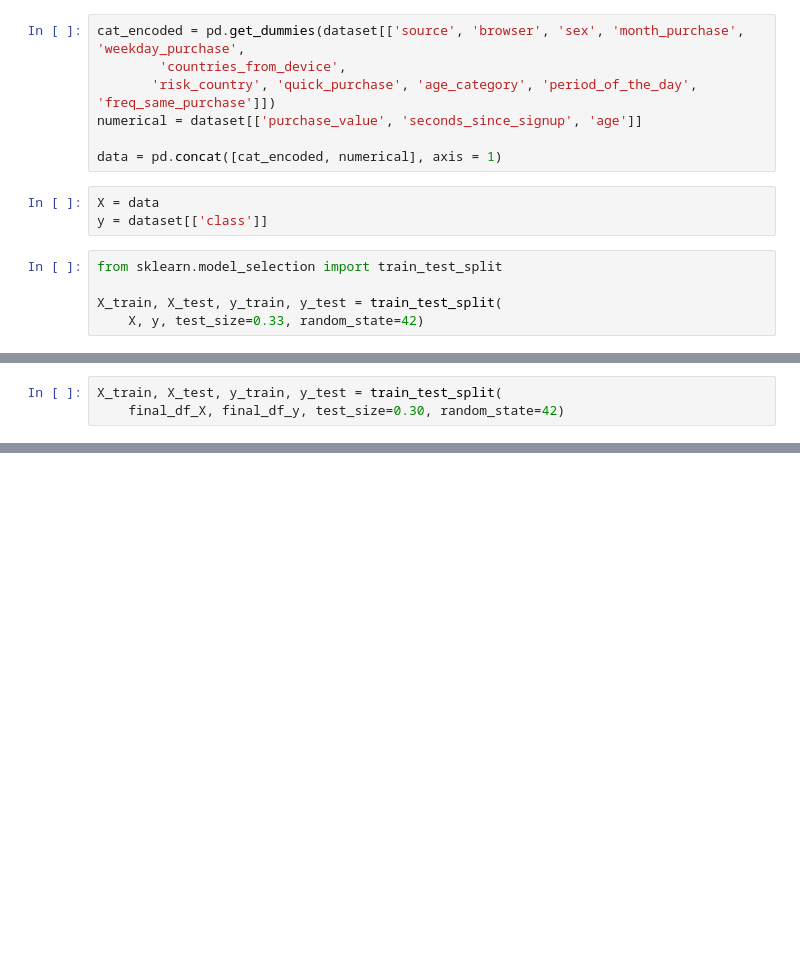
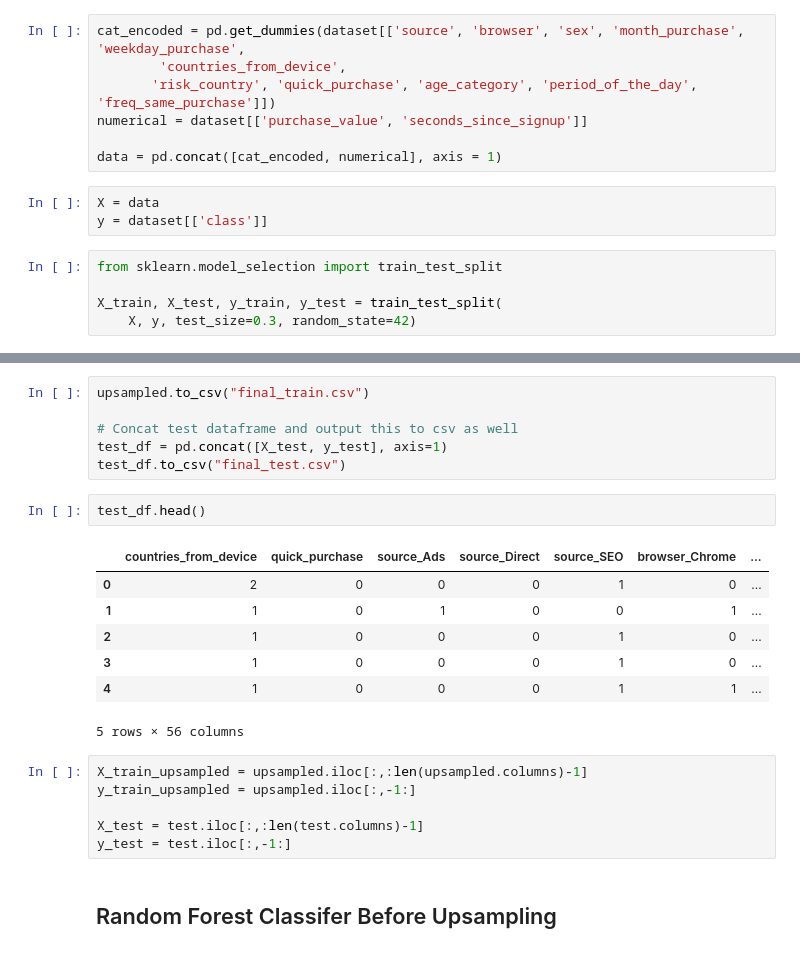
Before and after one commit to KohSiXing/BT4012-Fraud-Analytics, a Jupyter notebook: New_Dataset.ipynb, the cells around one changed output, grey strips where cells are left out. Cells and saved outputs as stored; diff of their text form; blank space fills up the shorter version.

Commit message:
Train test split 0.3

```diff
--- a/New_Dataset.ipynb
+++ b/New_Dataset.ipynb
@@ -286,7 +292,7 @@ sm.stats.anova_lm(model, typ=1)
 cat_encoded = pd.get_dummies(dataset[['source', 'browser', 'sex', 'month_purchase', 'weekday_purchase',
         'countries_from_device',
        'risk_country', 'quick_purchase', 'age_category', 'period_of_the_day', 'freq_same_purchase']])
-numerical = dataset[['purchase_value', 'seconds_since_signup', 'age']]
+numerical = dataset[['purchase_value', 'seconds_since_signup']]
 
 data = pd.concat([cat_encoded, numerical], axis = 1)
 # %%
@@ -296,4 +302,4 @@ y = dataset[['class']]
 from sklearn.model_selection import train_test_split
 
 X_train, X_test, y_train, y_test = train_test_split(
-    X, y, test_size=0.33, random_state=42)
+    X, y, test_size=0.3, random_state=42)
@@ -472,3 +305,0 @@ Index(['countries_from_device', 'quick_purchase', 'source_Ads',
-# %%
-X_train, X_test, y_train, y_test = train_test_split(
-    final_df_X, final_df_y, test_size=0.30, random_state=42)
@@ -491,3 +328,27 @@ X_train
+# %%
+upsampled.to_csv("final_train.csv")
+
+# Concat test dataframe and output this to csv as well
+test_df = pd.concat([X_test, y_test], axis=1)
+test_df.to_csv("final_test.csv")
+# %%
+test_df.head()
+# %% [output]
+|  | countries_from_device | quick_purchase | source_Ads | source_Direct | source_SEO | browser_Chrome | ... |
+| 0 | 2 | 0 | 0 | 0 | 1 | 0 | ... |
+| 1 | 1 | 0 | 1 | 0 | 0 | 1 | ... |
+| 2 | 1 | 0 | 0 | 0 | 1 | 0 | ... |
+| 3 | 1 | 0 | 0 | 0 | 1 | 0 | ... |
+| 4 | 1 | 0 | 0 | 0 | 1 | 1 | ... |
+5 rows × 56 columns
+# %%
+X_train_upsampled = upsampled.iloc[:,:len(upsampled.columns)-1]
+y_train_upsampled = upsampled.iloc[:,-1:]
+
+X_test = test.iloc[:,:len(test.columns)-1]
+y_test = test.iloc[:,-1:]
+# %% [markdown]
+## Random Forest Classifer Before Upsampling
 # %%
 rfc = RandomForestClassifier(n_estimators = 100, criterion="entropy")
 
```
Also changed, not shown: parts of 30 cells of this notebook, 4 other files.
